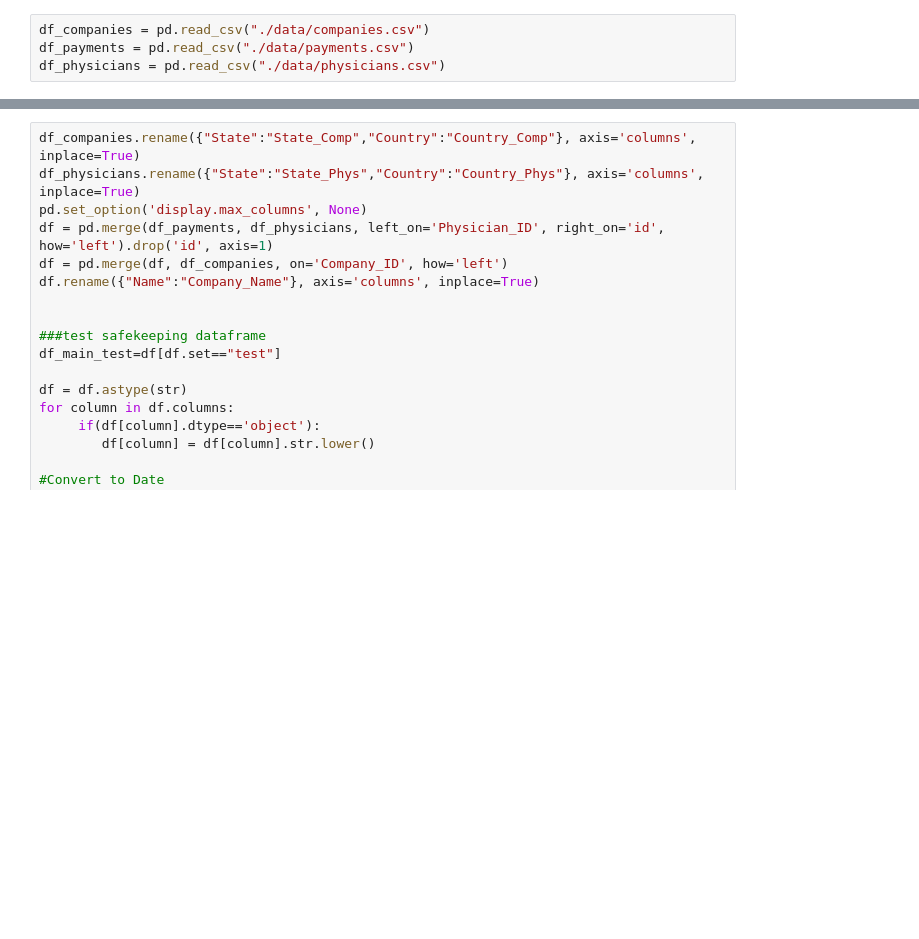
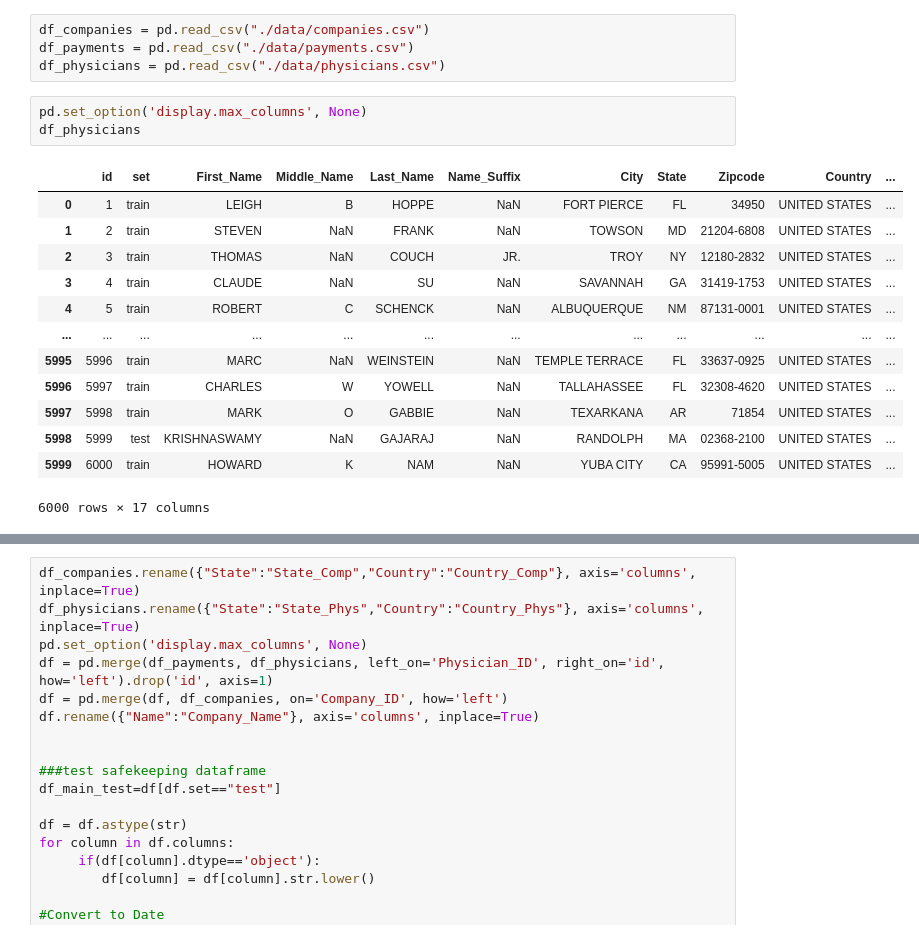
Before and after one commit to qffdhruba1123/analytics_cup_2021, a Jupyter notebook: Submission_Notebook_Random_Forest.ipynb, the cells around one changed output, grey strips where cells are left out. Drawn from its saved outputs; the diff is of its cells as text; blank space fills up the shorter version.

```diff
--- a/Submission_Notebook_Random_Forest.ipynb
+++ b/Submission_Notebook_Random_Forest.ipynb
@@ -36,3 +36,20 @@ from sklearn.utils import resample,shuffle
 df_companies = pd.read_csv("./data/companies.csv")
 df_payments = pd.read_csv("./data/payments.csv")
 df_physicians = pd.read_csv("./data/physicians.csv")
+# %%
+pd.set_option('display.max_columns', None)
+df_physicians
+# %% [output]
+|  | id | set | First_Name | Middle_Name | Last_Name | Name_Suffix | City | State | Zipcode | Country | ... |
+| 0 | 1 | train | LEIGH | B | HOPPE | NaN | FORT PIERCE | FL | 34950 | UNITED STATES | ... |
+| 1 | 2 | train | STEVEN | NaN | FRANK | NaN | TOWSON | MD | 21204-6808 | UNITED STATES | ... |
+| 2 | 3 | train | THOMAS | NaN | COUCH | JR. | TROY | NY | 12180-2832 | UNITED STATES | ... |
+| 3 | 4 | train | CLAUDE | NaN | SU | NaN | SAVANNAH | GA | 31419-1753 | UNITED STATES | ... |
+| 4 | 5 | train | ROBERT | C | SCHENCK | NaN | ALBUQUERQUE | NM | 87131-0001 | UNITED STATES | ... |
+| ... | ... | ... | ... | ... | ... | ... | ... | ... | ... | ... | ... |
+| 5995 | 5996 | train | MARC | NaN | WEINSTEIN | NaN | TEMPLE TERRACE | FL | 33637-0925 | UNITED STATES | ... |
+| 5996 | 5997 | train | CHARLES | W | YOWELL | NaN | TALLAHASSEE | FL | 32308-4620 | UNITED STATES | ... |
+| 5997 | 5998 | train | MARK | O | GABBIE | NaN | TEXARKANA | AR | 71854 | UNITED STATES | ... |
+| 5998 | 5999 | test | KRISHNASWAMY | NaN | GAJARAJ | NaN | RANDOLPH | MA | 02368-2100 | UNITED STATES | ... |
+| 5999 | 6000 | train | HOWARD | K | NAM | NaN | YUBA CITY | CA | 95991-5005 | UNITED STATES | ... |
+6000 rows × 17 columns
```
Also changed, not shown: parts of 17 cells of this notebook.
